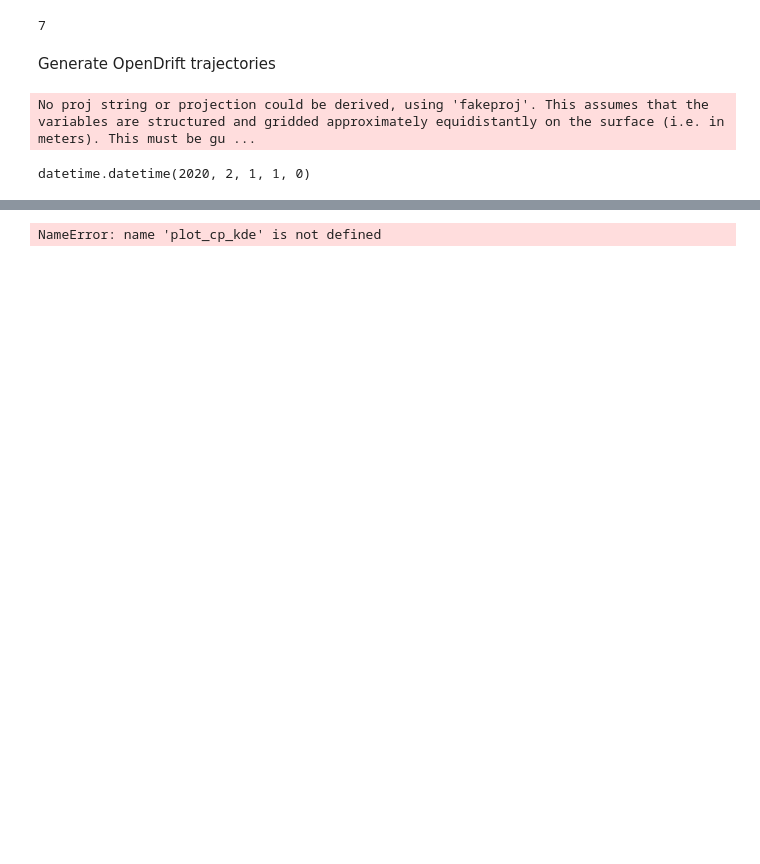
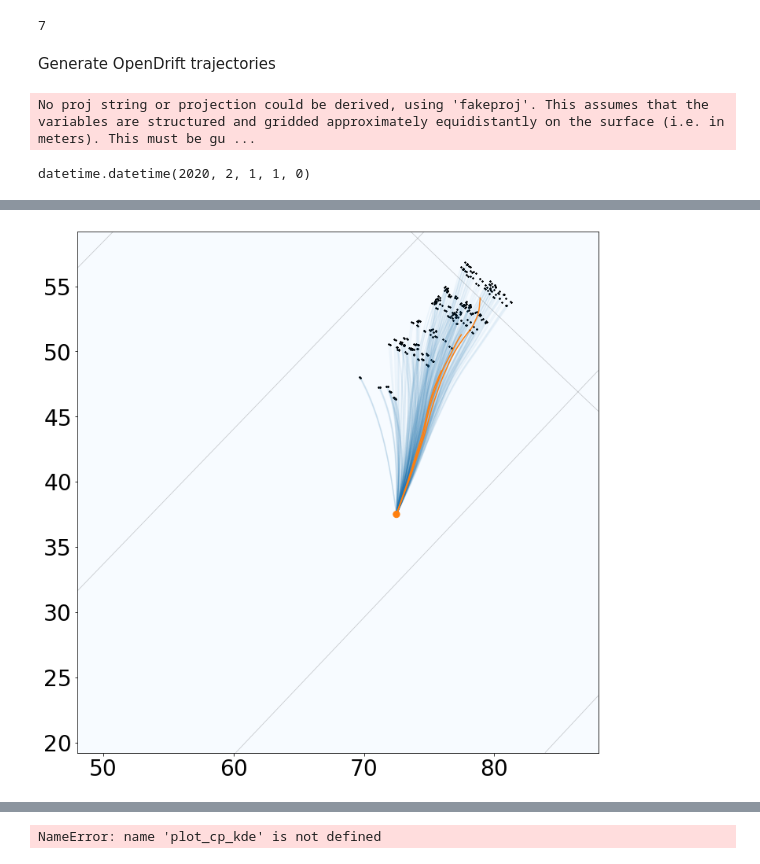
Before and after one commit to sintefmath/reduced-gravity-ocean-model, a Jupyter notebook: notebooks/NorthCape/Barents-BarotropicDrifters.ipynb, the cells around one changed output, grey strips where cells are left out. Cells and saved outputs as stored; diff of their text form; code cells hidden in the pictures; blank space fills up the shorter version.

```diff
--- a/notebooks/NorthCape/Barents-BarotropicDrifters.ipynb
+++ b/notebooks/NorthCape/Barents-BarotropicDrifters.ipynb
@@ -599,0 +604,4 @@ for drifter_id in range(num_drifters):
+# %%
+plot_cp_trajectories(2, crossprod_trajectories, o_trajectories, zoom=[300, 550, 120,370])
+# %% [output]
+[figure, added]
```
Also changed, not shown: parts of 11 cells of this notebook, 1 other file.
